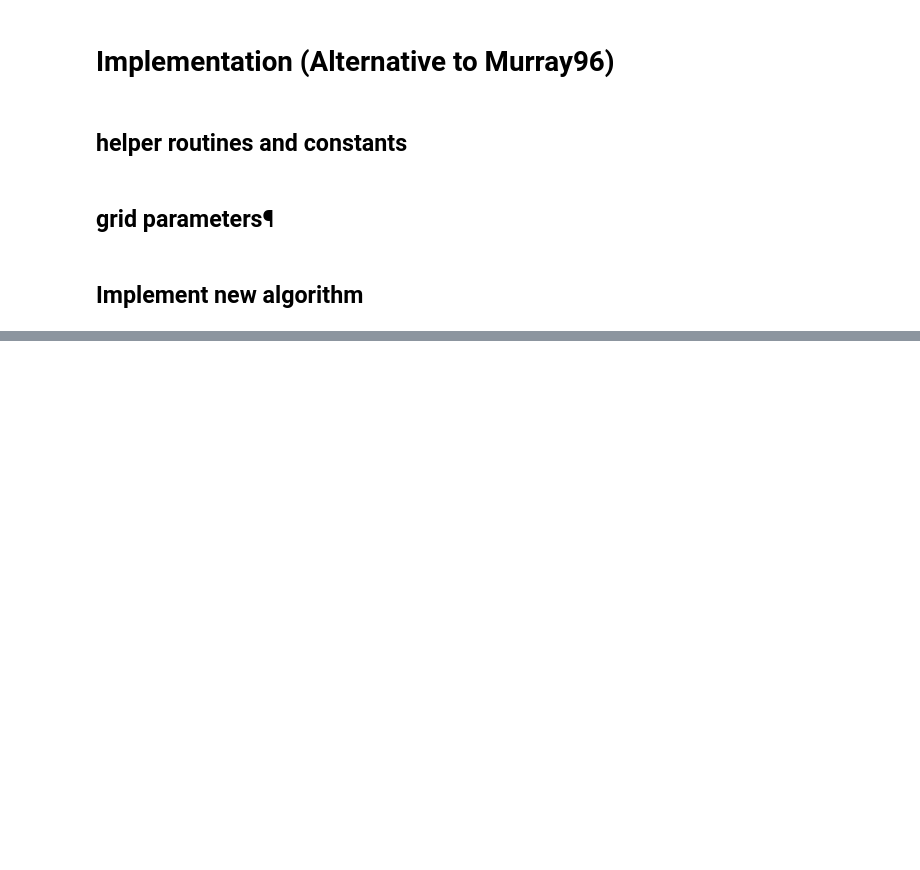
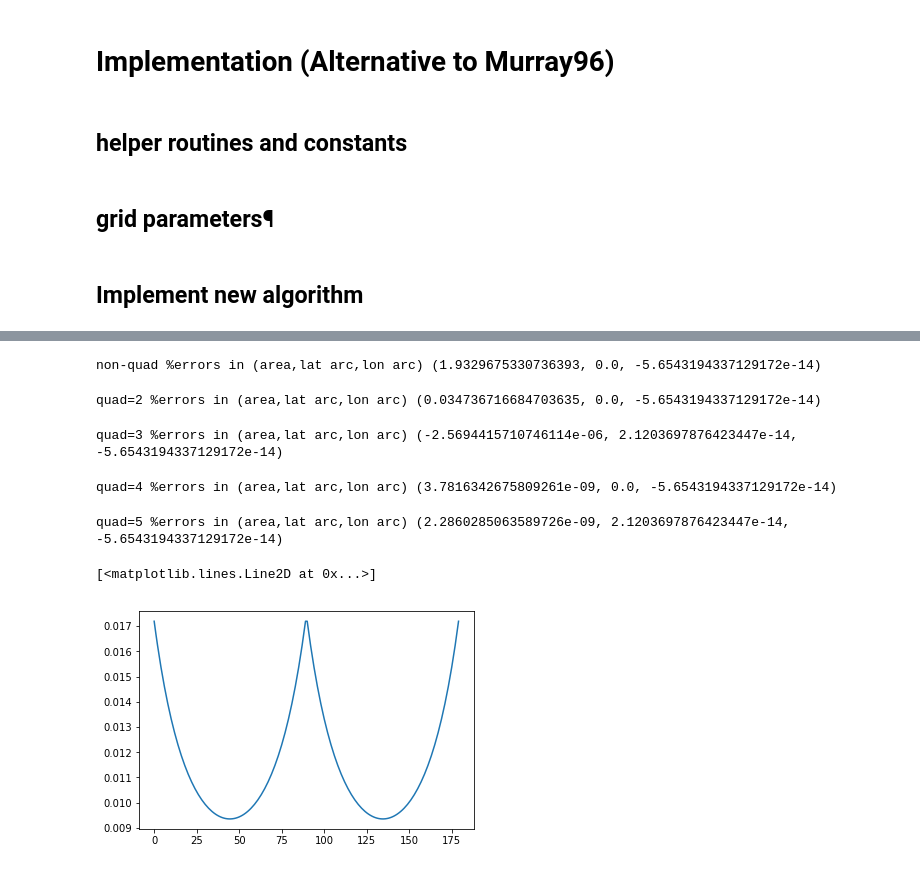
Before and after one commit to nikizadehgfdl/grid_generation, a Jupyter notebook: jupynotebooks/northern_bipole_cap_grid-new.ipynb, the cells around one changed output, grey strips where cells are left out. Drawn from its saved outputs; the diff is of its cells as text; code cells hidden in the pictures; blank space fills up the shorter version.

Commit message:
implemented quadrature for metrics in bipolar cap notebook

```diff
--- a/jupynotebooks/northern_bipole_cap_grid-new.ipynb
+++ b/jupynotebooks/northern_bipole_cap_grid-new.ipynb
@@ -290,10 +351,0 @@ print("%NEW   errors in (area,lat arc,lon arc)", metrics_error(dx,  dy,  dxdy, l
-# %%
-a,b = quad_positions(n=5)
-
-dx_quad = np.zeros(dx.shape)
-
-for j in range(0,dx.shape[0]):
-    for i in range(0,dx.shape[1]):
-        i_s = b*i + a*(i+1) # Sample position to evalute f(x)
-        lamsij,phisij,dxij,dyij =  bipolar_cap_ij(i_s,j,Ni,Nj_ncap,lat0_bp=lat0_bp,lon_bp=lon_bp,rp=rp)
-        dx_quad[j,i] = quad_average(dxij)
@@ -361,0 +352,41 @@ print("%NEW   errors in (area,lat arc,lon arc)", metrics_error(dx_quad,  dy_quad
+# %%
+rp=np.tan(0.5*(90-lat0_bp)*PI_180)
+lams,phis,dx,dy = bipolar_cap_mesh(Ni,Nj_ncap,lat0_bp=lat0_bp,lon_bp=lon_bp,rp=rp)
+dxdy = dx[:-1,:]*dy[:,:-1]
+
+print("non-quad %errors in (area,lat arc,lon arc)", metrics_error(dx,  dy,  dxdy, lat1=lat0_bp,Re=1))
+# %% [output]
+non-quad %errors in (area,lat arc,lon arc) (1.9329675330736393, 0.0, -5.6543194337129172e-14)
+# %%
+dx_q = dx_quad(2,Ni,Nj_ncap,lat0_bp=lat0_bp,lon_bp=lon_bp,rp=rp)
+dy_q = dy_quad(2,Ni,Nj_ncap,lat0_bp=lat0_bp,lon_bp=lon_bp,rp=rp)
+da_q = da_quad(2,Ni,Nj_ncap,lat0_bp=lat0_bp,lon_bp=lon_bp,rp=rp)
+print("quad=2 %errors in (area,lat arc,lon arc)", metrics_error(dx_q, dy_q, da_q, lat1=lat0_bp,Re=1))
+# %% [output]
+quad=2 %errors in (area,lat arc,lon arc) (0.034736716684703635, 0.0, -5.6543194337129172e-14)
+# %%
+dx_q = dx_quad(3,Ni,Nj_ncap,lat0_bp=lat0_bp,lon_bp=lon_bp,rp=rp)
+dy_q = dy_quad(3,Ni,Nj_ncap,lat0_bp=lat0_bp,lon_bp=lon_bp,rp=rp)
+da_q = da_quad(3,Ni,Nj_ncap,lat0_bp=lat0_bp,lon_bp=lon_bp,rp=rp)
+print("quad=3 %errors in (area,lat arc,lon arc)", metrics_error(dx_q, dy_q, da_q, lat1=lat0_bp,Re=1))
+# %% [output]
+quad=3 %errors in (area,lat arc,lon arc) (-2.5694415710746114e-06, 2.1203697876423447e-14, -5.6543194337129172e-14)
+# %%
+dx_q = dx_quad(4,Ni,Nj_ncap,lat0_bp=lat0_bp,lon_bp=lon_bp,rp=rp)
+dy_q = dy_quad(4,Ni,Nj_ncap,lat0_bp=lat0_bp,lon_bp=lon_bp,rp=rp)
+da_q = da_quad(4,Ni,Nj_ncap,lat0_bp=lat0_bp,lon_bp=lon_bp,rp=rp)
+print("quad=4 %errors in (area,lat arc,lon arc)", metrics_error(dx_q, dy_q, da_q, lat1=lat0_bp,Re=1))
+# %% [output]
+quad=4 %errors in (area,lat arc,lon arc) (3.7816342675809261e-09, 0.0, -5.6543194337129172e-14)
+# %%
+dx_q = dx_quad(5,Ni,Nj_ncap,lat0_bp=lat0_bp,lon_bp=lon_bp,rp=rp)
+dy_q = dy_quad(5,Ni,Nj_ncap,lat0_bp=lat0_bp,lon_bp=lon_bp,rp=rp)
+da_q = da_quad(5,Ni,Nj_ncap,lat0_bp=lat0_bp,lon_bp=lon_bp,rp=rp)
+print("quad=5 %errors in (area,lat arc,lon arc)", metrics_error(dx_q, dy_q, da_q, lat1=lat0_bp,Re=1))
+# %% [output]
+quad=5 %errors in (area,lat arc,lon arc) (2.2860285063589726e-09, 2.1203697876423447e-14, -5.6543194337129172e-14)
+# %%
+plt.plot(dx_q[-1,:])
+# %% [output]
+[<matplotlib.lines.Line2D at 0x...>]
+[figure, added]
```
Also changed, not shown: parts of 12 cells of this notebook.
